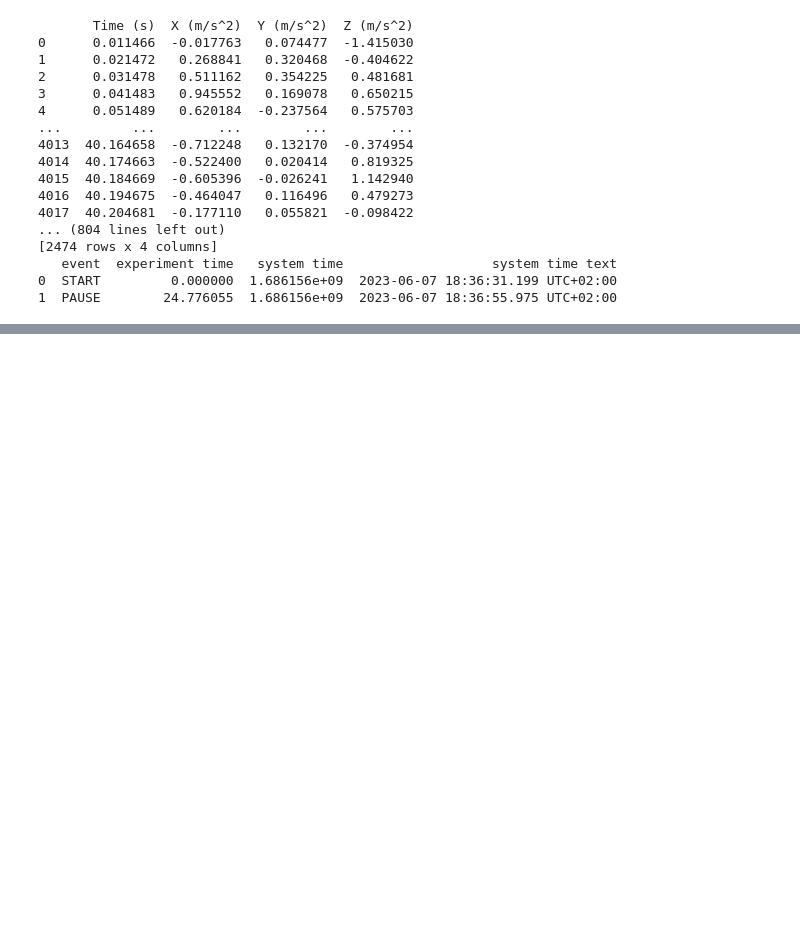
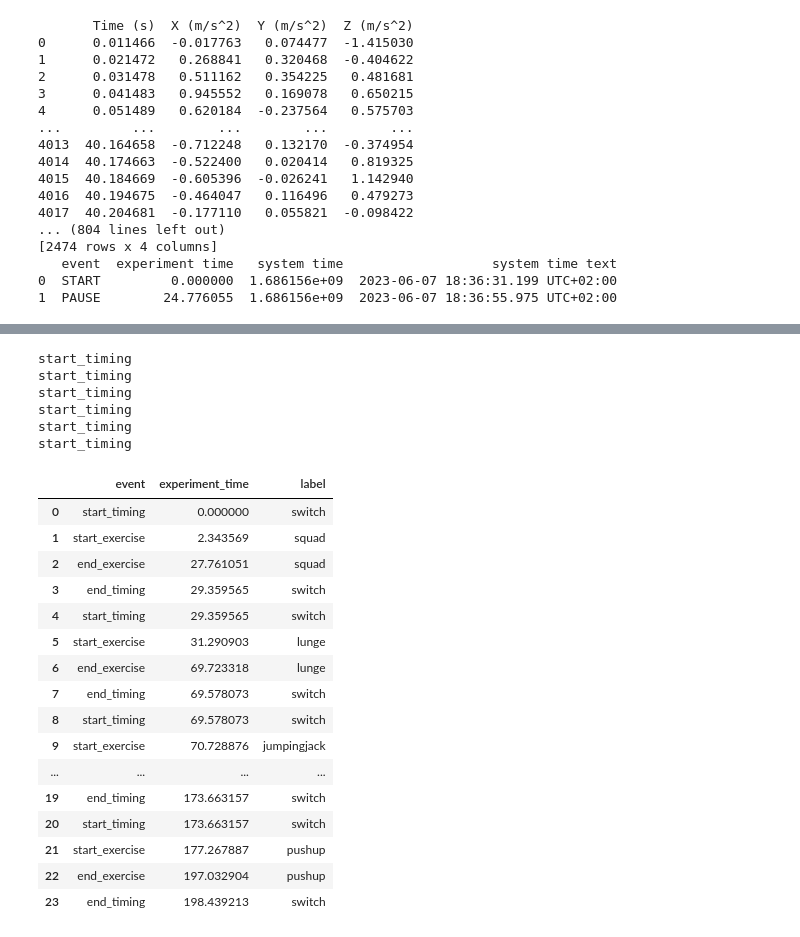
Before and after one commit to florencecornelissen/ML4QS2023A1, a Jupyter notebook: Python3Code/cleandatasets.ipynb, the cells around one changed output, grey strips where cells are left out. Cells and saved outputs as stored; diff of their text form; code cells hidden in the pictures; blank space fills up the shorter version.

```diff
--- a/cleandatasets.ipynb
+++ b/Python3Code/cleandatasets.ipynb
@@ -181,0 +278,62 @@ for df in dataframes.keys():
+# %%
+labels = ['squad', 'lunge', 'jumpingjack', 'legraise', 'crunch', 'pushup']
+
+i = 0
+for i in timesdf.index:
+    if begintimes == [] or endtimes ==[] or labels == []:
+        break
+    if timesdf.loc[i]['event'] == 'start_timing':
+        print(timesdf.loc[i]['event'])
+        timesdf.at[i, 'label'] = 'switch'
+    if timesdf.loc[i]['event'] == 'end_timing':
+        timesdf.at[i, 'label'] = 'switch'
+    if timesdf.loc[i]['event'] == 'START':
+        # timesdf.loc[i-0.5] = ['start_timing', 0]
+        timesdf.loc[i, 'experiment_time'] = begintimes[0] + timesdf.loc[i-1, 'experiment_time']
+        timesdf.loc[i, 'event'] = 'start_exercise'
+        timesdf.at[i, 'label'] = labels[0]
+        # timesdf.at[i-0.5, 'label'] = 'switch'
+        begintimes.pop(0)
+    if timesdf.loc[i]['event'] == 'PAUSE':
+        # timesdf.loc[i+0.5] = ['end_timing', timesdf.loc[i]['experiment_time']]
+        timesdf.loc[i, 'experiment_time'] = endtimes[0] + timesdf.loc[i-1, 'experiment_time']
+        timesdf.loc[i, 'event'] = 'end_exercise'
+        timesdf.at[i, 'label'] = labels[0]
+        # timesdf.at[i+0.5, 'label'] = 'switch'
+        endtimes.pop(0)
+        labels.pop(0)
+
+if endtimes:
+    # timesdf.loc[i+1] = ['end_timing', timesdf.loc[i, 'experiment_time']]
+    timesdf.loc[i, 'experiment_time'] = endtimes[0] + timesdf.loc[i-1, 'experiment_time']
+    timesdf.loc[i, 'event'] = 'end_exercise'
+    timesdf.at[i, 'label'] = labels[0]
+    timesdf.at[i+1, 'label'] = 'switch'
+    # timesdf.at[i+1, 'label'] = 'switch'
+# %% [output]
+start_timing
+start_timing
+start_timing
+start_timing
+start_timing
+start_timing
+# %%
+timesdf
+# %% [output]
+|  | event | experiment_time | label |
+| 0 | start_timing | 0.000000 | switch |
+| 1 | start_exercise | 2.343569 | squad |
+| 2 | end_exercise | 27.761051 | squad |
+| 3 | end_timing | 29.359565 | switch |
+| 4 | start_timing | 29.359565 | switch |
+| 5 | start_exercise | 31.290903 | lunge |
+| 6 | end_exercise | 69.723318 | lunge |
+| 7 | end_timing | 69.578073 | switch |
+| 8 | start_timing | 69.578073 | switch |
+| 9 | start_exercise | 70.728876 | jumpingjack |
+| ... | ... | ... | ... |
+| 19 | end_timing | 173.663157 | switch |
+| 20 | start_timing | 173.663157 | switch |
+| 21 | start_exercise | 177.267887 | pushup |
+| 22 | end_exercise | 197.032904 | pushup |
+| 23 | end_timing | 198.439213 | switch |
```
Also changed, not shown: parts of 11 cells of this notebook, 5 other files.
